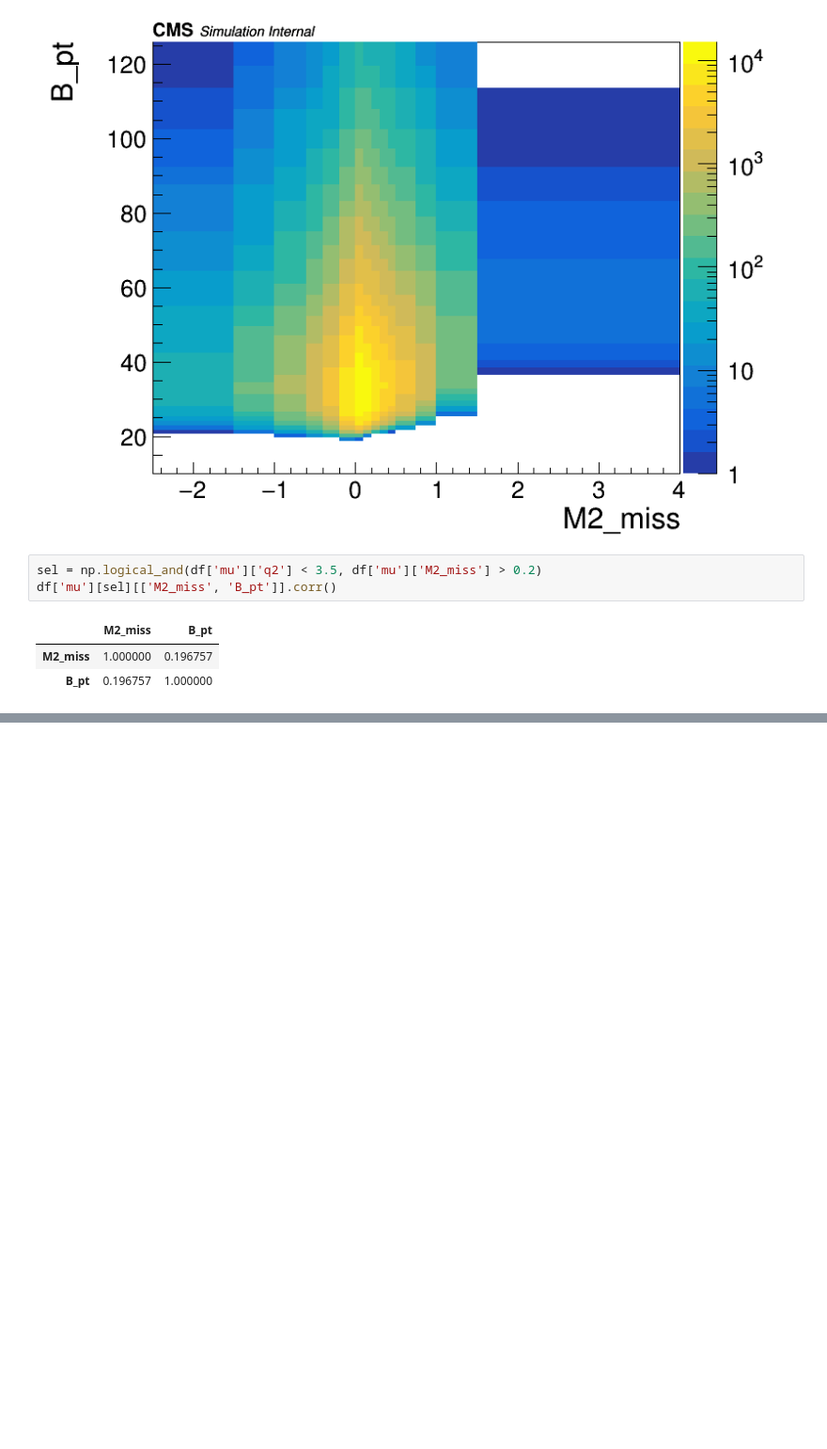
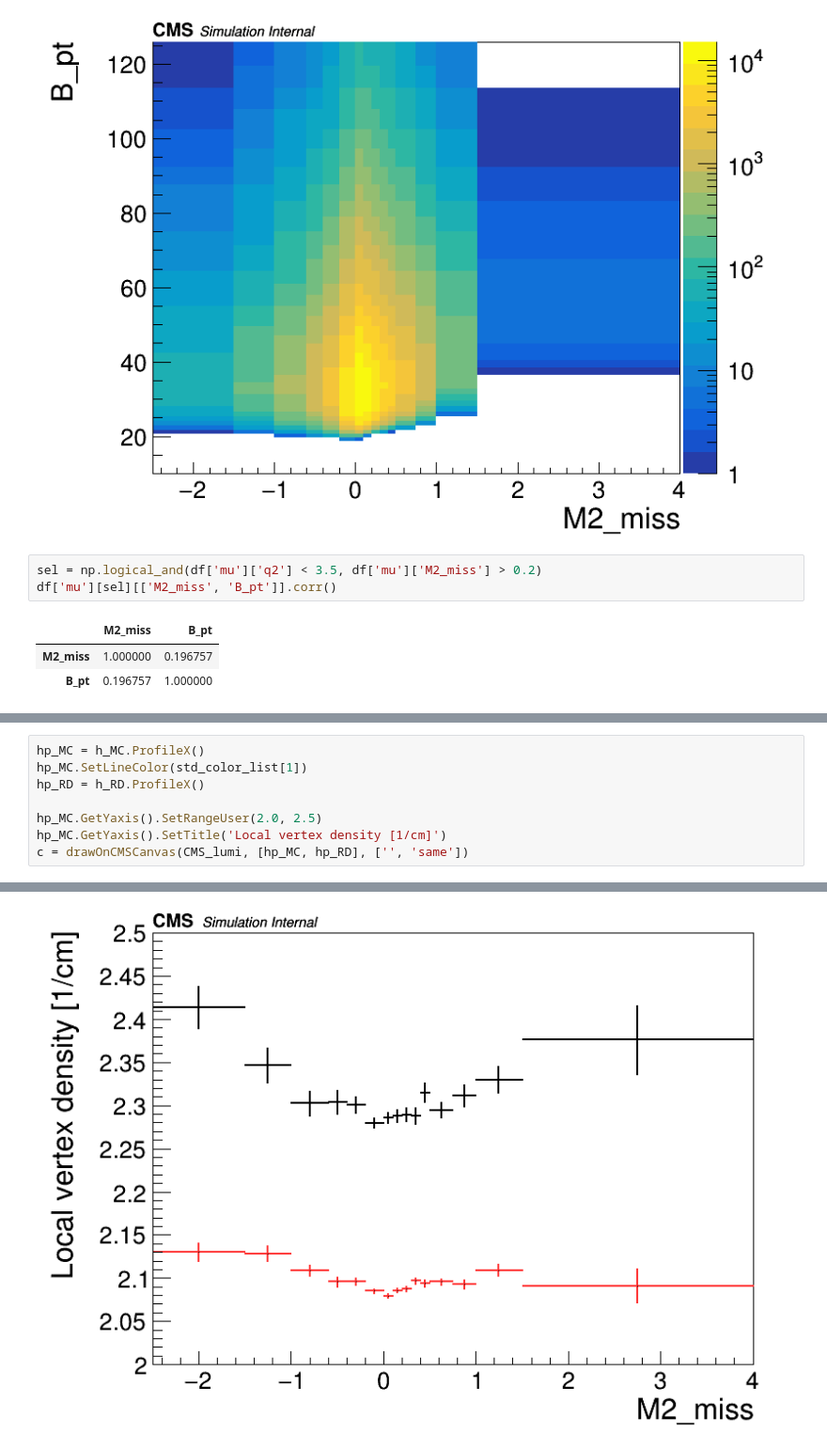
Before and after one commit to ocerri/BPH_RD_Analysis, a Jupyter notebook: plot_scripts/plotsWithWeights_v0.ipynb, the cells around one changed output, grey strips where cells are left out. Shown at 94% size. Drawn from its saved outputs; the diff is of its cells as text; blank space fills up the shorter version.

```diff
--- a/plot_scripts/plotsWithWeights_v0.ipynb
+++ b/plot_scripts/plotsWithWeights_v0.ipynb
@@ -171,0 +227,9 @@ df['mu'][sel][['M2_miss', 'B_pt']].corr()
+# %%
+hp_MC = h_MC.ProfileX()
+hp_MC.SetLineColor(std_color_list[1])
+hp_RD = h_RD.ProfileX()
+
+hp_MC.GetYaxis().SetRangeUser(2.0, 2.5)
+hp_MC.GetYaxis().SetTitle('Local vertex density [1/cm]')
+c = drawOnCMSCanvas(CMS_lumi, [hp_MC, hp_RD], ['', 'same'])
+# %% [output]
@@ -171,0 +239 @@ df['mu'][sel][['M2_miss', 'B_pt']].corr()
+[figure, added]
```
Also changed, not shown: parts of 9 cells of this notebook, 1 other file.
